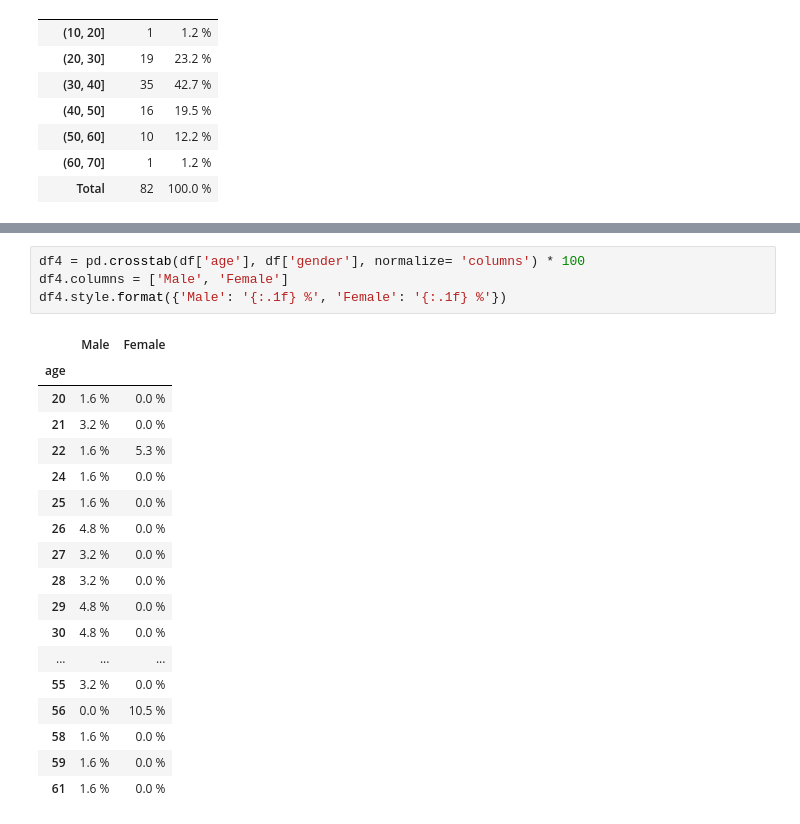
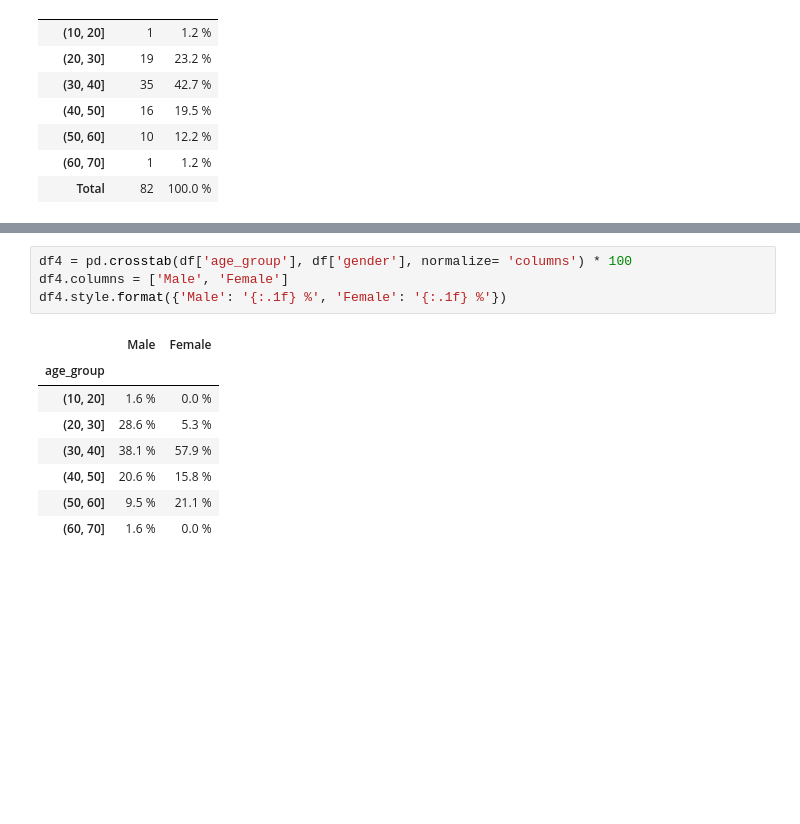
Before and after one commit to KatieRJ/BigDataProject, a Jupyter notebook: Assignment.ipynb, the cells around one changed output, grey strips where cells are left out. Drawn from its saved outputs; the diff is of its cells as text; blank space fills up the shorter version.

```diff
--- a/Assignment.ipynb
+++ b/Assignment.ipynb
@@ -243,26 +243,16 @@ Text(0, 0.5, '%, n = 82')
 # %%
-df4 = pd.crosstab(df['age'], df['gender'], normalize= 'columns') * 100
+df4 = pd.crosstab(df['age_group'], df['gender'], normalize= 'columns') * 100
 df4.columns = ['Male', 'Female']
 df4.style.format({'Male': '{:.1f} %', 'Female': '{:.1f} %'})
 # %% [output]
 |  | Male | Female |
-| age |  |  |
-| 20 | 1.6 % | 0.0 % |
-| 21 | 3.2 % | 0.0 % |
-| 22 | 1.6 % | 5.3 % |
-| 24 | 1.6 % | 0.0 % |
-| 25 | 1.6 % | 0.0 % |
-| 26 | 4.8 % | 0.0 % |
-| 27 | 3.2 % | 0.0 % |
-| 28 | 3.2 % | 0.0 % |
-| 29 | 4.8 % | 0.0 % |
-| 30 | 4.8 % | 0.0 % |
-| ... | ... | ... |
-| 55 | 3.2 % | 0.0 % |
-| 56 | 0.0 % | 10.5 % |
-| 58 | 1.6 % | 0.0 % |
-| 59 | 1.6 % | 0.0 % |
-| 61 | 1.6 % | 0.0 % |
+| age_group |  |  |
+| (10, 20] | 1.6 % | 0.0 % |
+| (20, 30] | 28.6 % | 5.3 % |
+| (30, 40] | 38.1 % | 57.9 % |
+| (40, 50] | 20.6 % | 15.8 % |
+| (50, 60] | 9.5 % | 21.1 % |
+| (60, 70] | 1.6 % | 0.0 % |
 # %%
 df4.plot.barh(legend = 'reverse')
 plt.xlabel('Percentages for gender')
```
Also changed, not shown: parts of 6 cells of this notebook.
